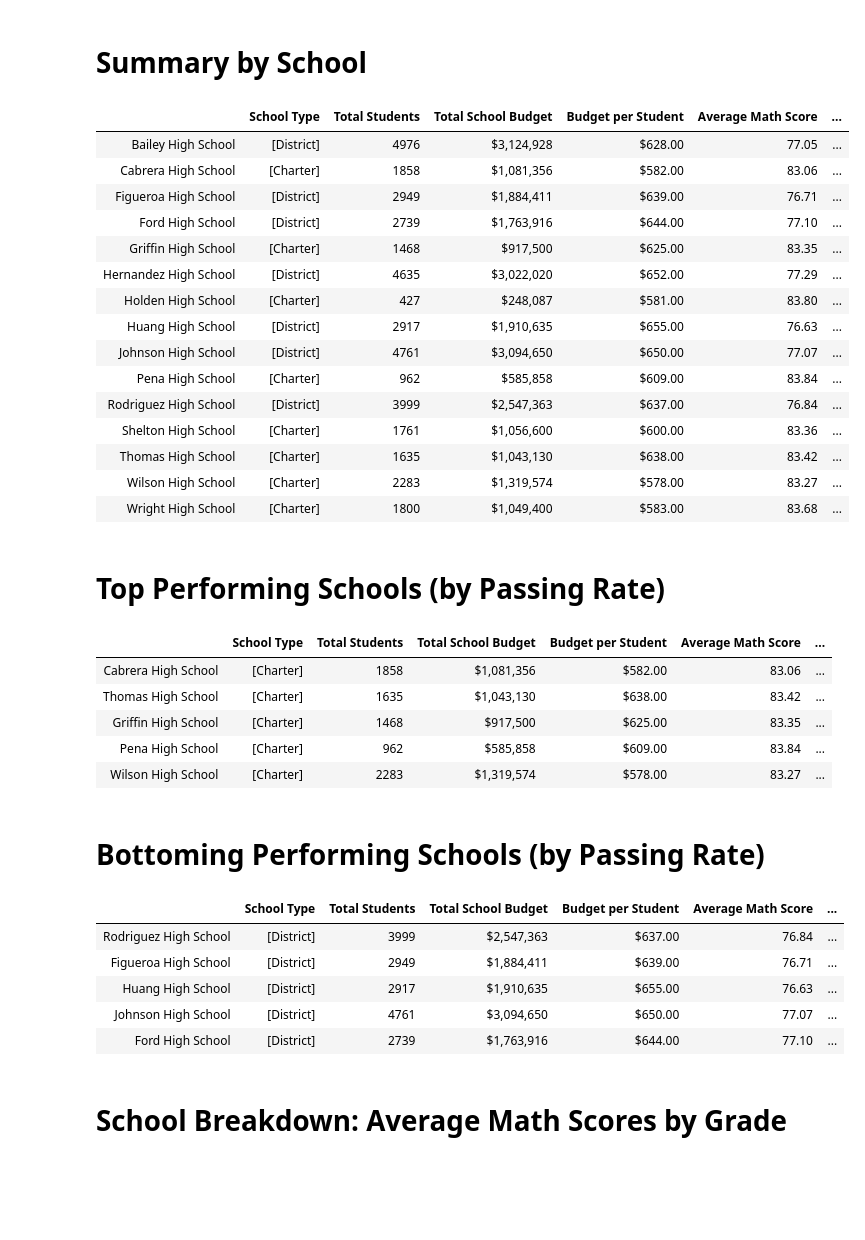
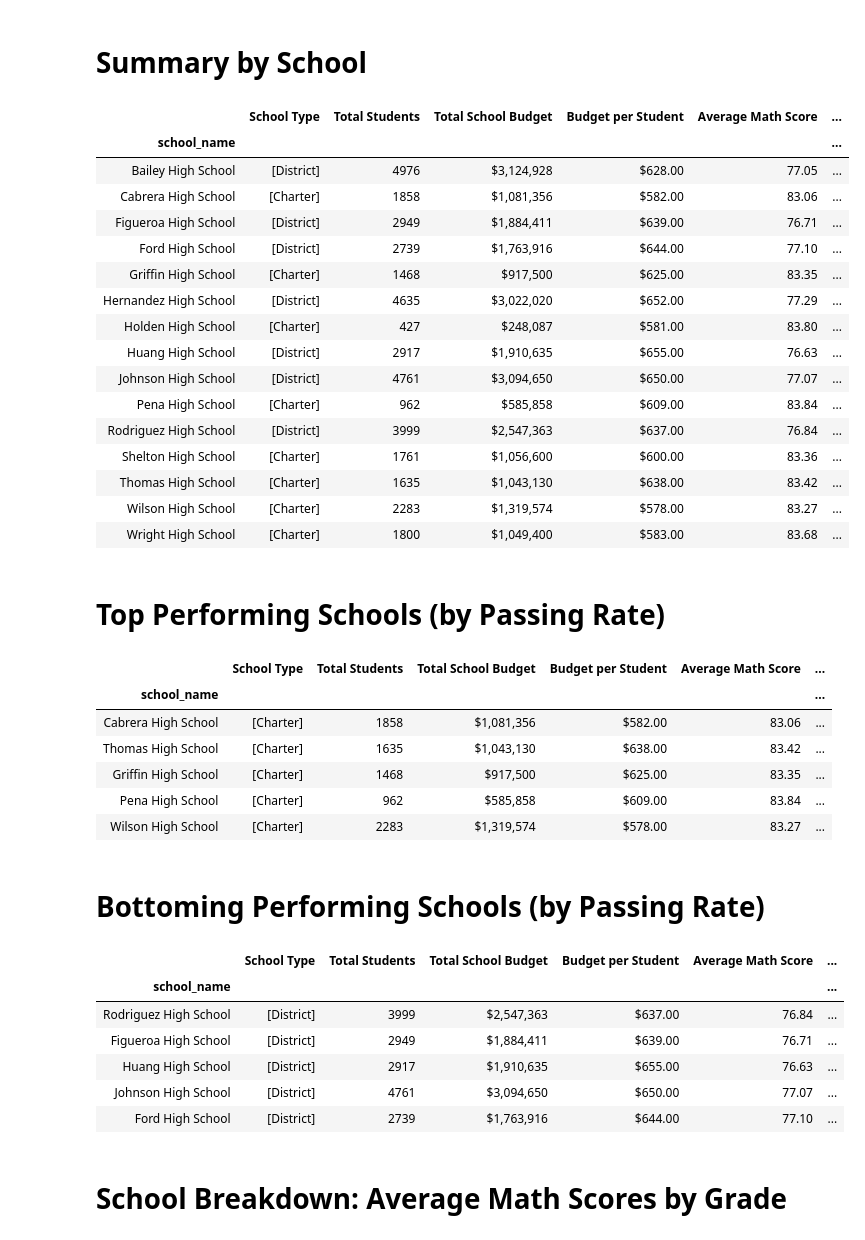
Before and after one commit to patelpurvip/Pandas-Analysis-School-Distrtict, a Jupyter notebook: School_district-math_reading_scores.ipynb, the cells around one changed output. Saved outputs shown, nothing was run; the diff lists cells and outputs as text; code cells hidden in the pictures; blank space fills up the shorter version.

```diff
--- a/School_district-math_reading_scores.ipynb
+++ b/School_district-math_reading_scores.ipynb
@@ -67,43 +67,43 @@ district_summary.head()
 # Summary by School
 # %%
 #SET NEW INDEX-----------------------------------------------------------------------------------------
-school_data_complete.columns = ['Student ID', 'student_name', 'gender', 'grade', 'School Name', 'reading_score', 'math_score', 'School ID', 'School Type', 'size', 'budget']
-data_by_schools = school_data_complete.set_index(['School Name'])
+data_by_schools = school_data_complete.set_index(['school_name'])
 
 #CALCULATE VARIABLES-----------------------------------------------------------------------------------
-schools_grouped = data_by_schools.groupby(["School Name"])
-school_types = schools_grouped['School Type'].unique()
+schools_grouped = data_by_schools.groupby(["school_name"])
+school_types = schools_grouped['type'].unique()
 students_per_school = schools_grouped["Student ID"].count()
 school_budgets = schools_grouped["budget"].mean()
 budget_per_student = school_budgets/students_per_school
 ave_math_by_school = schools_grouped['math_score'].mean()
 ave_reading_by_school = schools_grouped['reading_score'].mean()
 
 passing_math_grouped = passing_math.groupby(["school_name"])
 total_passing_math_by_school = passing_math_grouped["math_score"].count()
 percent_passing_math_by_school = total_passing_math_by_school/students_per_school
 
 passing_reading_grouped = passing_reading.groupby(["school_name"])
 total_passing_reading_by_school = passing_reading_grouped["reading_score"].count()
 percent_passing_reading_by_school = total_passing_reading_by_school/students_per_school
 
 OPR_by_school = (percent_passing_math_by_school+percent_passing_reading_by_school)/2
 
 #BUILD DATAFRAME & FORMAT DATAFRAME COLUMNS-------------------------------------------------------------
 ###CANNOT figure out how to format Types variable in the DF to not show up as a list
 summary_by_school = pd.DataFrame({"School Type": school_types,
                             "Total Students": students_per_school,
                             "Total School Budget": school_budgets.map("${:,}".format),
                             "Budget per Student": budget_per_student.map("${:,.2f}".format),
                             "Average Math Score": ave_math_by_school.map("{:.2f}".format),
                             "Average Reading Score": ave_reading_by_school.map("{:.2f}".format),
                             "% Passing Math":(percent_passing_math_by_school*100).map("{:.2f}%".format),
                             "% Passing Reading":(percent_passing_reading_by_school*100).map("{:.2f}%".format),
                             "% Overall Pass Rate":(OPR_by_school*100).map("{:.2f}%".format)})
 
 summary_by_school
 # %% [output]
 |  | School Type | Total Students | Total School Budget | Budget per Student | Average Math Score | ... |
+| school_name |  |  |  |  |  | ... |
 | Bailey High School | [District] | 4976 | $3,124,928 | $628.00 | 77.05 | ... |
 | Cabrera High School | [Charter] | 1858 | $1,081,356 | $582.00 | 83.06 | ... |
 | Figueroa High School | [District] | 2949 | $1,884,411 | $639.00 | 76.71 | ... |
@@ -122,11 +122,11 @@ summary_by_school
 # %% [markdown]
 # Top Performing Schools (by Passing Rate)
 # %%
-school_OPR_descending = summary_by_school.sort_values("% Overall Pass Rate", ascending=False)
-top_five_OPR = school_OPR_descending.head(5)
+top_five_OPR = summary_by_school.sort_values("% Overall Pass Rate", ascending=False).head(5)
 top_five_OPR
 # %% [output]
 |  | School Type | Total Students | Total School Budget | Budget per Student | Average Math Score | ... |
+| school_name |  |  |  |  |  | ... |
 | Cabrera High School | [Charter] | 1858 | $1,081,356 | $582.00 | 83.06 | ... |
 | Thomas High School | [Charter] | 1635 | $1,043,130 | $638.00 | 83.42 | ... |
 | Griffin High School | [Charter] | 1468 | $917,500 | $625.00 | 83.35 | ... |
@@ -135,11 +135,11 @@ top_five_OPR
 # %% [markdown]
 # Bottoming Performing Schools (by Passing Rate)
 # %%
-school_OPR_ascending = summary_by_school.sort_values("% Overall Pass Rate")
-bottom_five_OPR = school_OPR_ascending.head(5)
+bottom_five_OPR = summary_by_school.sort_values("% Overall Pass Rate").head(5)
 bottom_five_OPR
 # %% [output]
 |  | School Type | Total Students | Total School Budget | Budget per Student | Average Math Score | ... |
+| school_name |  |  |  |  |  | ... |
 | Rodriguez High School | [District] | 3999 | $2,547,363 | $637.00 | 76.84 | ... |
 | Figueroa High School | [District] | 2949 | $1,884,411 | $639.00 | 76.71 | ... |
 | Huang High School | [District] | 2917 | $1,910,635 | $655.00 | 76.63 | ... |
```
